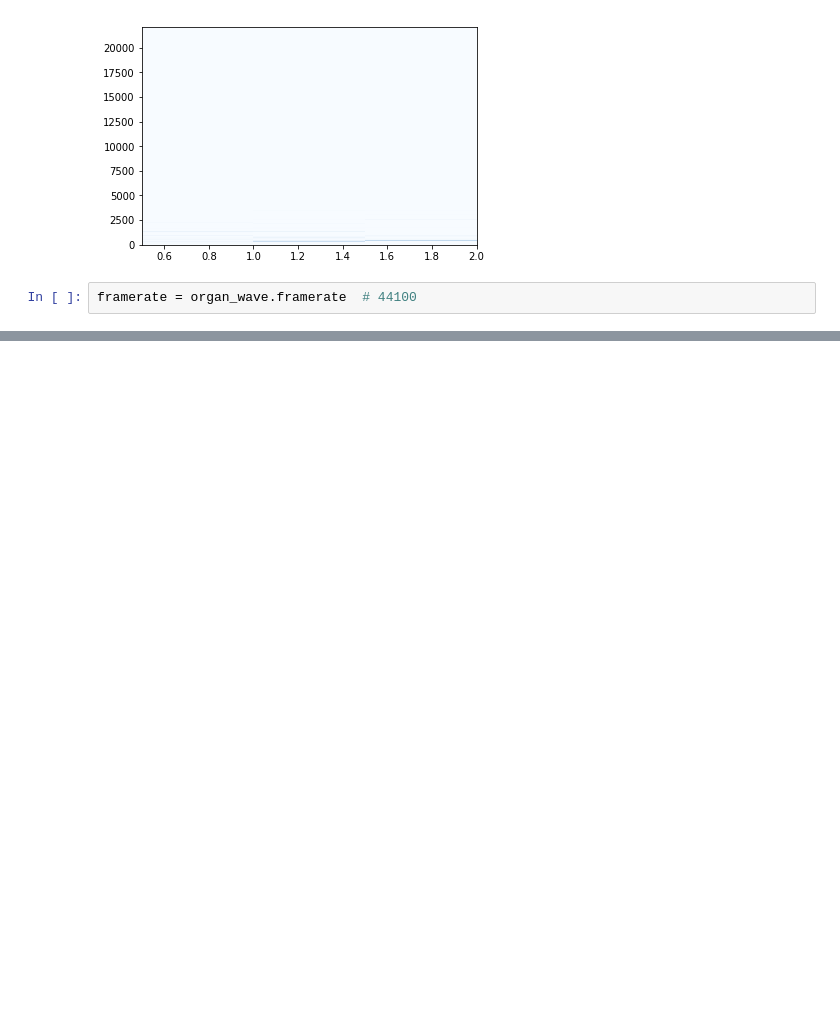
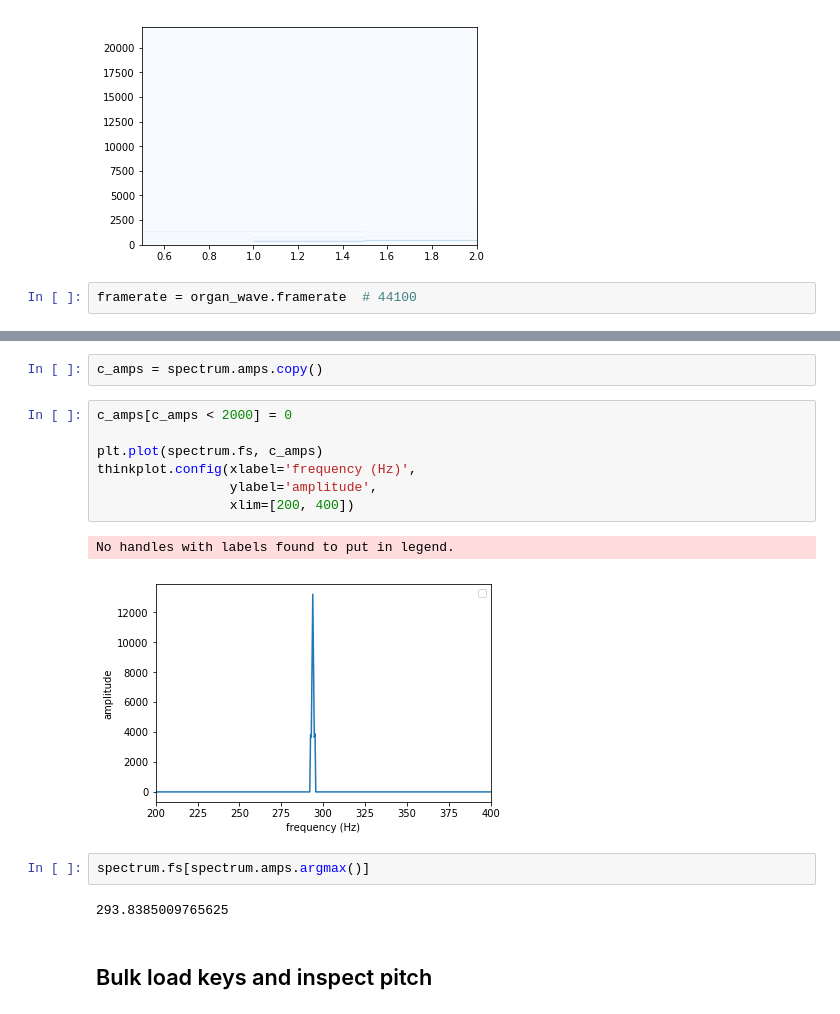
Before and after one commit to SuperShinyEyes/pitch-perfect, a Jupyter notebook: 01_analyze_pitcy_by_spectrum.ipynb, the cells around one changed output, grey strips where cells are left out. Cells and saved outputs as stored; diff of their text form; blank space fills up the shorter version.

```diff
--- a/01_analyze_pitcy_by_spectrum.ipynb
+++ b/01_analyze_pitcy_by_spectrum.ipynb
@@ -342,0 +96,18 @@ wave.make_dct().plot()
+# %%
+c_amps = spectrum.amps.copy()
+# %%
+c_amps[c_amps < 2000] = 0
+
+plt.plot(spectrum.fs, c_amps)
+thinkplot.config(xlabel='frequency (Hz)',
+                 ylabel='amplitude',
+                 xlim=[200, 400])
+# %% [output]
+No handles with labels found to put in legend.
+[figure, added]
+# %%
+spectrum.fs[spectrum.amps.argmax()]
+# %% [output]
+293.8385009765625
+# %% [markdown]
+## Bulk load keys and inspect pitch
```
Also changed, not shown: parts of 56 cells of this notebook.
